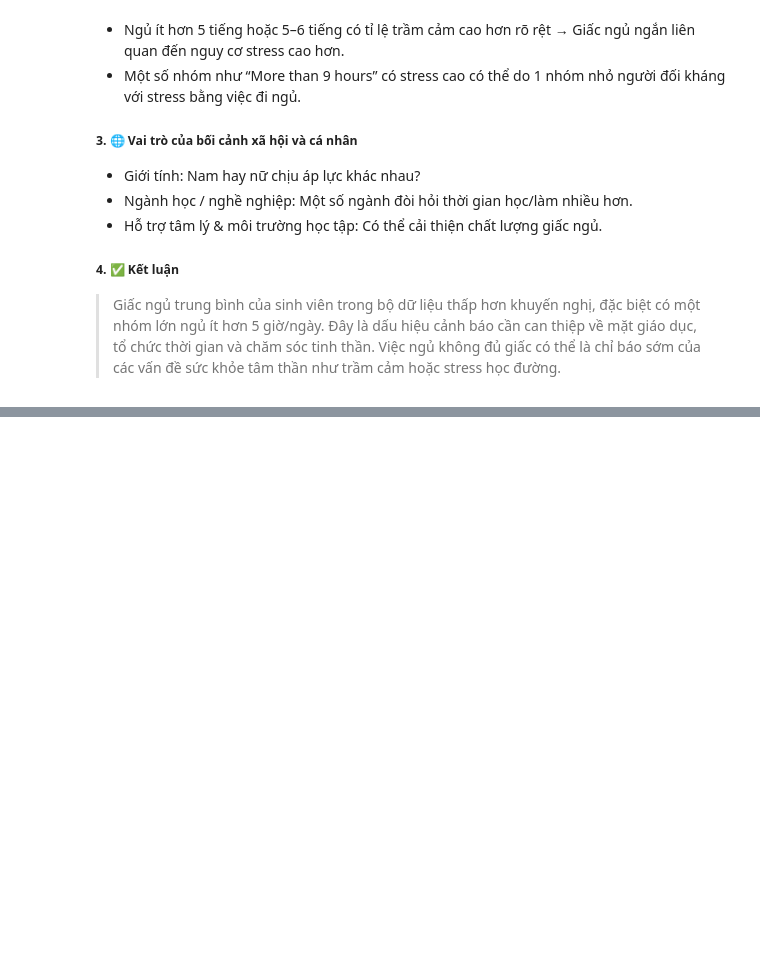
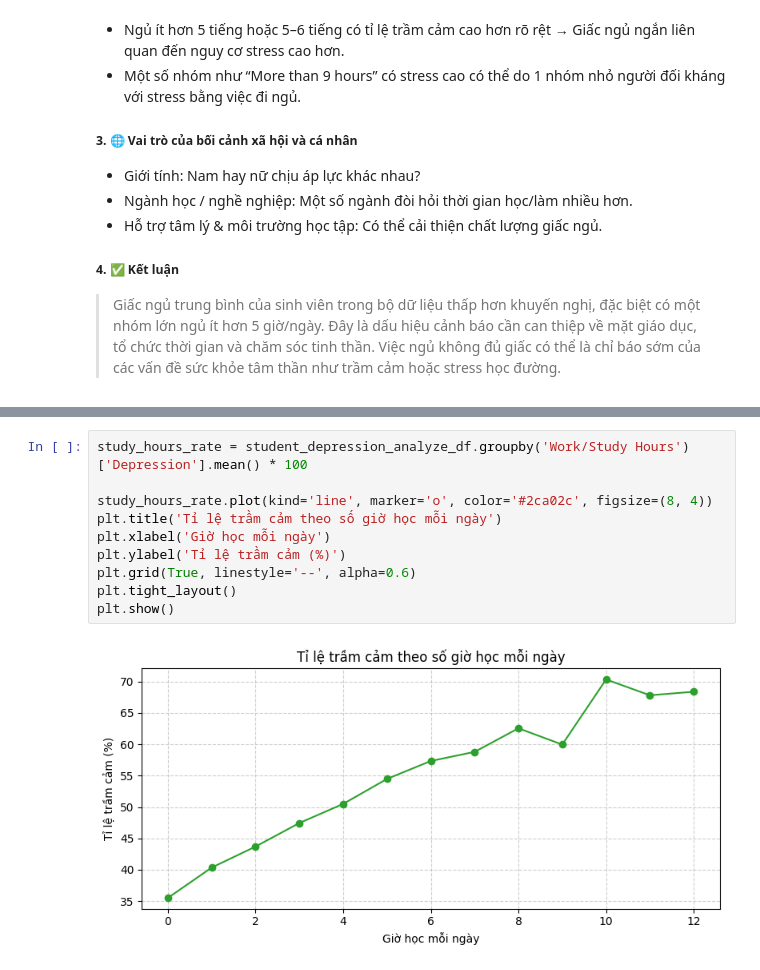
Before and after one commit to Dzivilord/Data_Insight_AI, a Jupyter notebook: src/ExploringData/Visualization_data.ipynb, the cells around one changed output, grey strips where cells are left out. Drawn from its saved outputs; the diff is of its cells as text; blank space fills up the shorter version.

```diff
--- a/src/ExploringData/Visualization_data.ipynb
+++ b/src/ExploringData/Visualization_data.ipynb
@@ -286,0 +360,12 @@ Passing `palette` without assigning `hue` is deprecated and will be removed in v
+# %%
+study_hours_rate = student_depression_analyze_df.groupby('Work/Study Hours')['Depression'].mean() * 100
+
+study_hours_rate.plot(kind='line', marker='o', color='#2ca02c', figsize=(8, 4))
+plt.title('Tỉ lệ trầm cảm theo số giờ học mỗi ngày')
+plt.xlabel('Giờ học mỗi ngày')
+plt.ylabel('Tỉ lệ trầm cảm (%)')
+plt.grid(True, linestyle='--', alpha=0.6)
+plt.tight_layout()
+plt.show()
+# %% [output]
+[figure, added]
```
Also changed, not shown: parts of 16 cells of this notebook.
